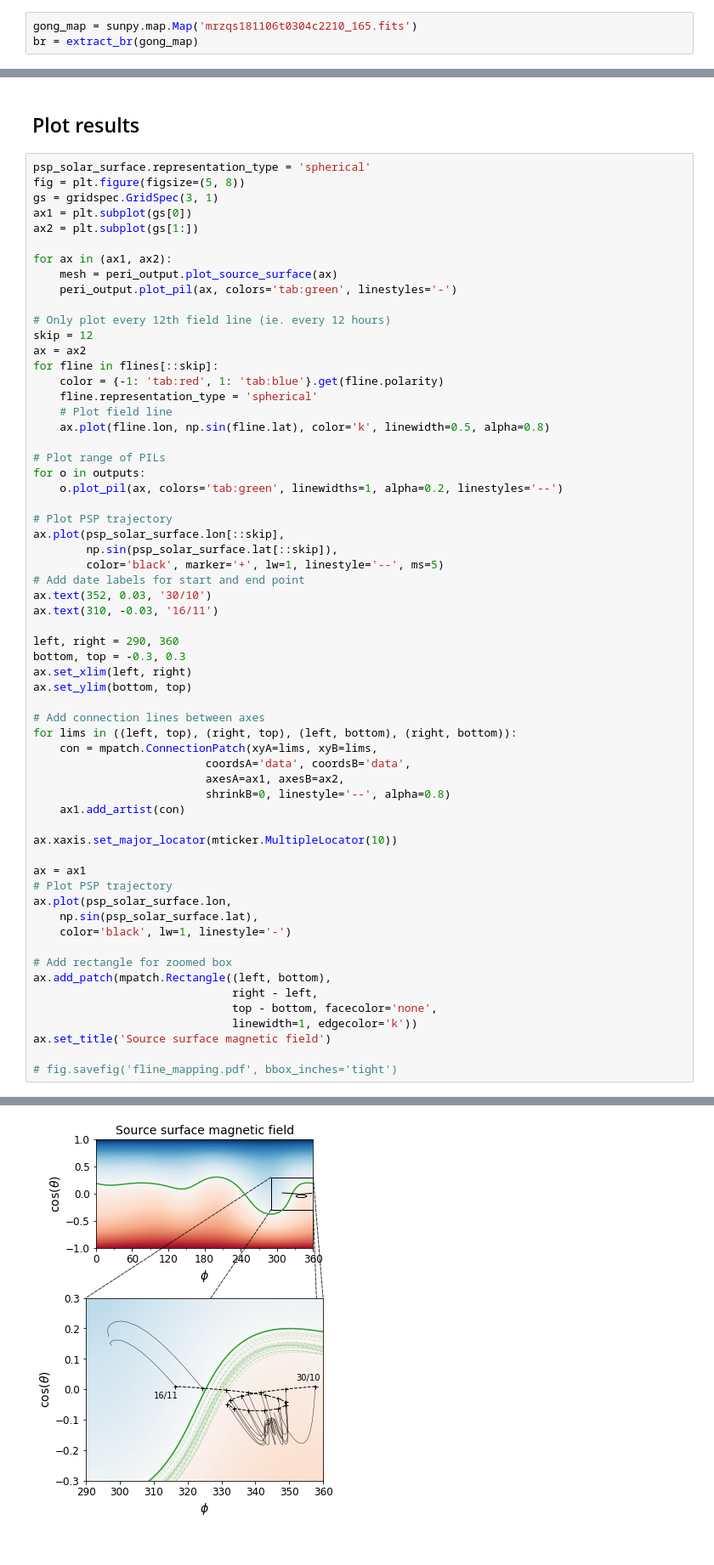
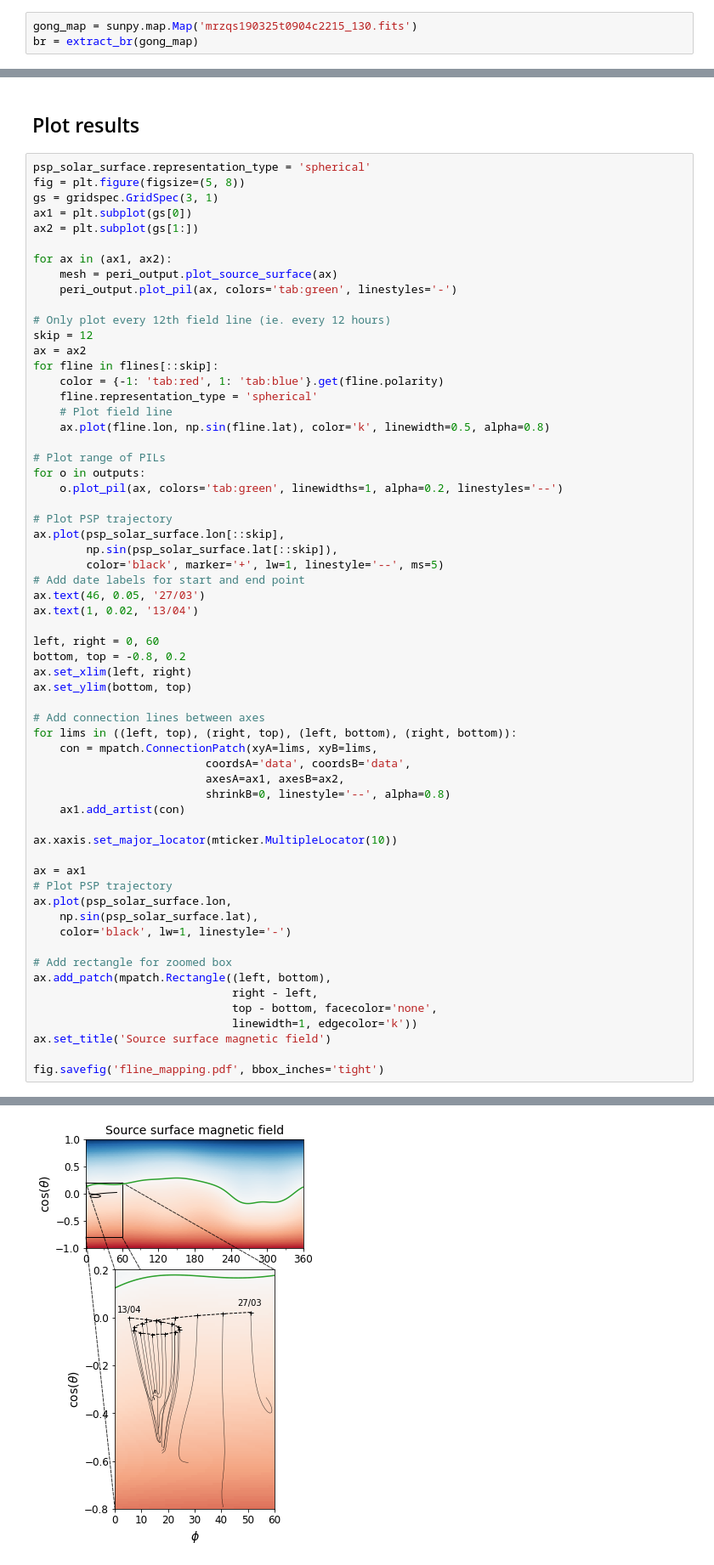
Before and after one commit to dstansby/publication-code, a Jupyter notebook: 2019-psp-connection/pfss_connection.ipynb, the cells around one changed output, grey strips where cells are left out. Shown: that part at 85% size. Saved outputs shown, nothing was run; the diff lists cells and outputs as text.

```diff
--- a/2019-psp-connection/pfss_connection.ipynb
+++ b/2019-psp-connection/pfss_connection.ipynb
@@ -80,7 +82,7 @@ def extract_br(m):
 # %% [markdown]
 Get data for map closest to perihelion
 # %%
-gong_map = sunpy.map.Map('mrzqs181106t0304c2210_165.fits')
+gong_map = sunpy.map.Map('mrzqs190325t0904c2215_130.fits')
 br = extract_br(gong_map)
 # %% [markdown]
 Set up PFSS input and calculate PFSS solution
@@ -177,11 +161,11 @@ ax.plot(psp_solar_surface.lon[::skip],
         np.sin(psp_solar_surface.lat[::skip]),
         color='black', marker='+', lw=1, linestyle='--', ms=5)
 # Add date labels for start and end point
-ax.text(352, 0.03, '30/10')
-ax.text(310, -0.03, '16/11')
+ax.text(46, 0.05, '27/03')
+ax.text(1, 0.02, '13/04')
 
-left, right = 290, 360
-bottom, top = -0.3, 0.3
+left, right = 0, 60
+bottom, top = -0.8, 0.2
 ax.set_xlim(left, right)
 ax.set_ylim(bottom, top)
 
@@ -208,5 +192,5 @@ ax.add_patch(mpatch.Rectangle((left, bottom),
                               linewidth=1, edgecolor='k'))
 ax.set_title('Source surface magnetic field')
 
-# fig.savefig('fline_mapping.pdf', bbox_inches='tight')
+fig.savefig('fline_mapping.pdf', bbox_inches='tight')
 # %% [output]
@@ -214,4 +197,4 @@ Text(0.5, 1.0, 'Source surface magnetic field')
-[figure, old version]
+[figure, new version]
 # %%
 fig, axs = plt.subplots(nrows=2, figsize=(5, 6), sharex=True)
 
```
Also changed, not shown: parts of 5 cells of this notebook, 2 other files.
